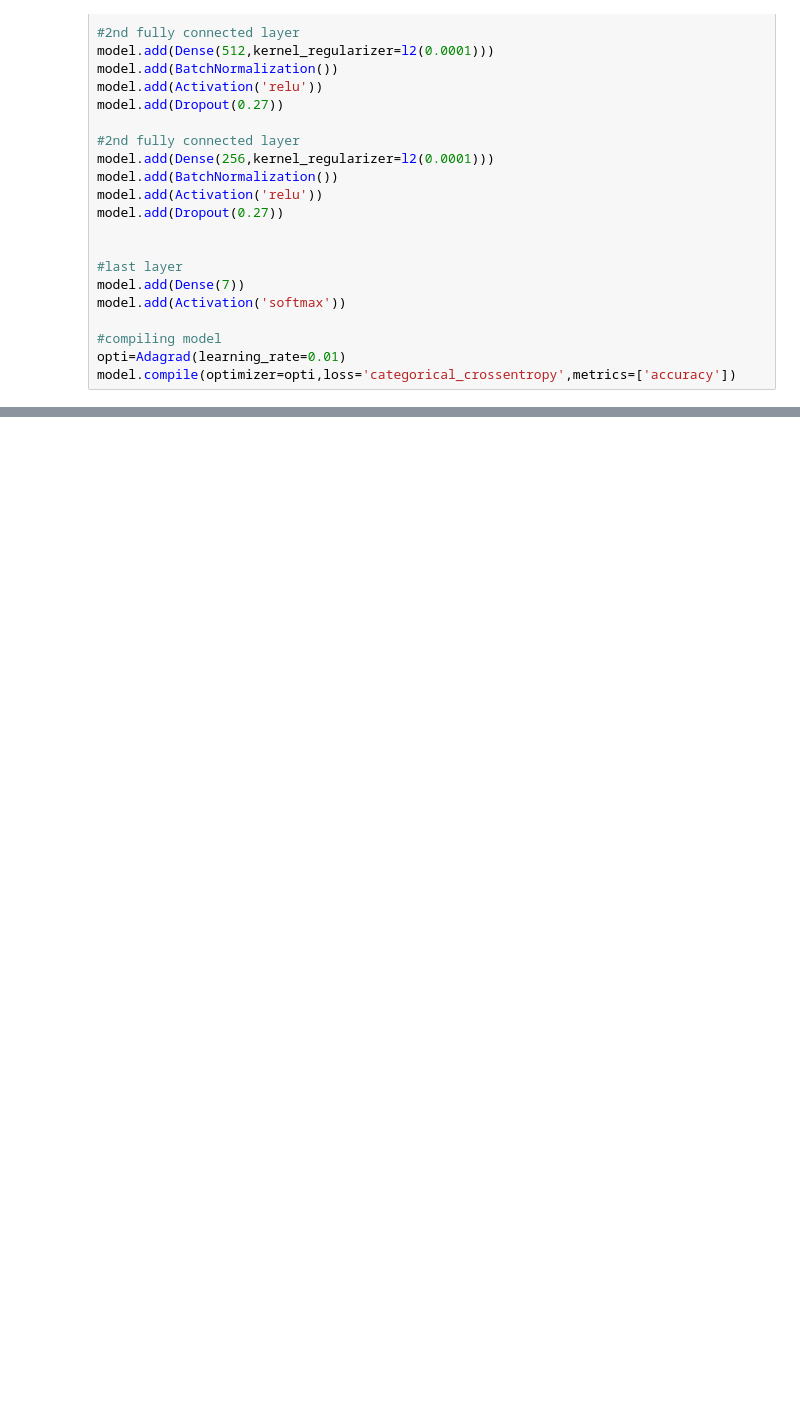
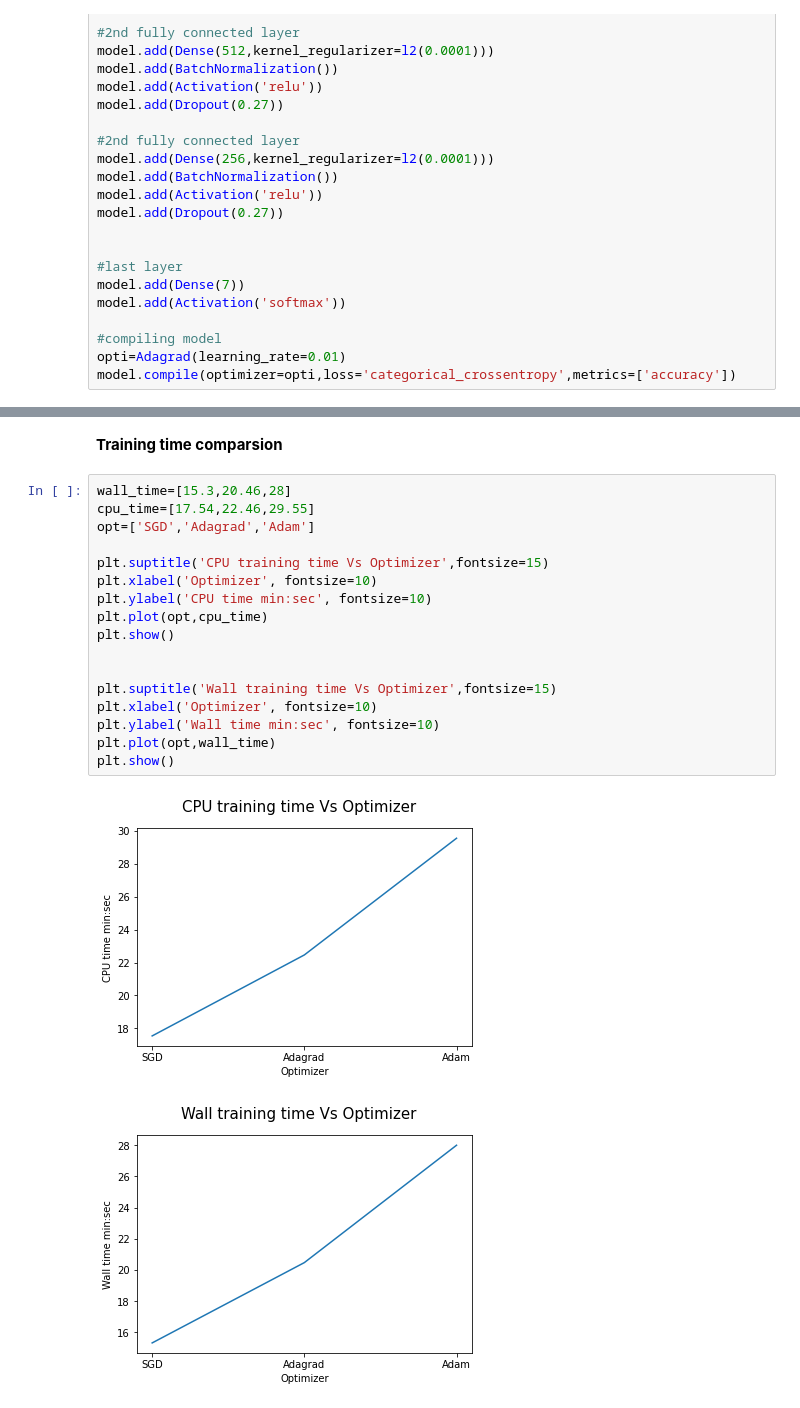
Before and after one commit to Moukthika1253/Facial_Expression_ImageClassifier, a Jupyter notebook: facial_expression_classifier.ipynb, the cells around one changed output, grey strips where cells are left out. Cells and saved outputs as stored; diff of their text form; blank space fills up the shorter version.

```diff
--- a/facial_expression_classifier.ipynb
+++ b/facial_expression_classifier.ipynb
@@ -262,0 +482,22 @@ model.compile(optimizer=opti,loss='categorical_crossentropy',metrics=['accuracy'
+# %% [markdown]
+**Training time comparsion**
+# %%
+wall_time=[15.3,20.46,28]
+cpu_time=[17.54,22.46,29.55]
+opt=['SGD','Adagrad','Adam']
+
+plt.suptitle('CPU training time Vs Optimizer',fontsize=15)
+plt.xlabel('Optimizer', fontsize=10)
+plt.ylabel('CPU time min:sec', fontsize=10)
+plt.plot(opt,cpu_time)
+plt.show()
+
+
+plt.suptitle('Wall training time Vs Optimizer',fontsize=15)
+plt.xlabel('Optimizer', fontsize=10)
+plt.ylabel('Wall time min:sec', fontsize=10)
+plt.plot(opt,wall_time)
+plt.show()
+# %% [output]
+[figure, added]
+[figure, added]
```
Also changed, not shown: parts of 20 cells of this notebook.
